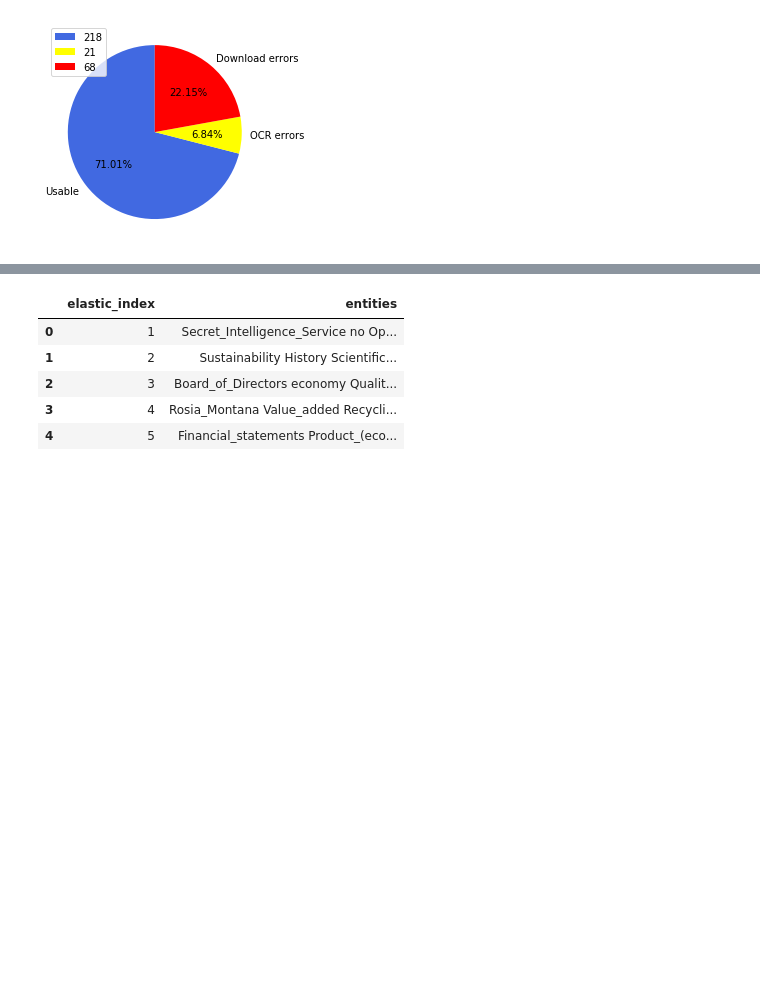
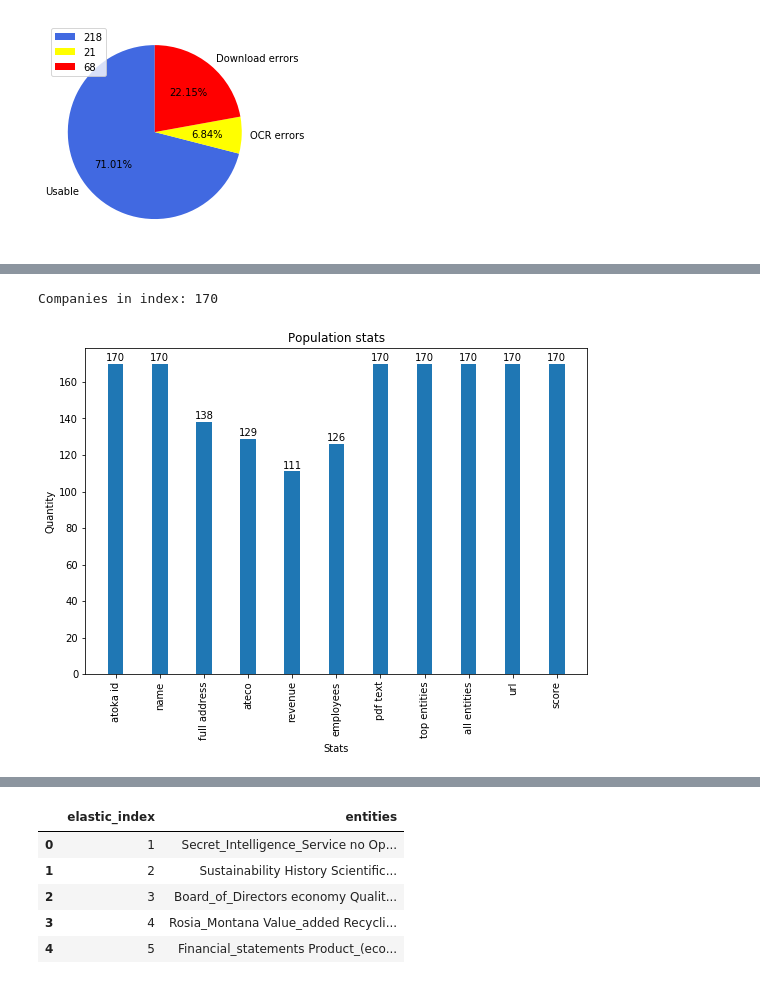
Before and after one commit to tomfran/sustainability_reports_analysis, a Jupyter notebook: notebook.ipynb, the cells around one changed output, grey strips where cells are left out. Drawn from its saved outputs; the diff is of its cells as text; code cells hidden in the pictures; blank space fills up the shorter version.

Commit message:
Added population plot, fixed wrong LDA visualization

```diff
--- a/notebook.ipynb
+++ b/notebook.ipynb
@@ -253 +254,11 @@ Le informazioni sulle aziende sono state ottenute con Atoka API, mentre quelle s
+# %%
+from elasticsearch_utilities import generate_plot
+
+stats_path = "elasticsearch_utilities/stats/population.csv"
+generate_plot(stats_path)
+print("Companies in index: 170")
+plt.show()
+# %% [output]
+Companies in index: 170
+[figure, added]
 # %% [markdown]
```
Also changed, not shown: parts of 4 cells of this notebook, 4 other files.
